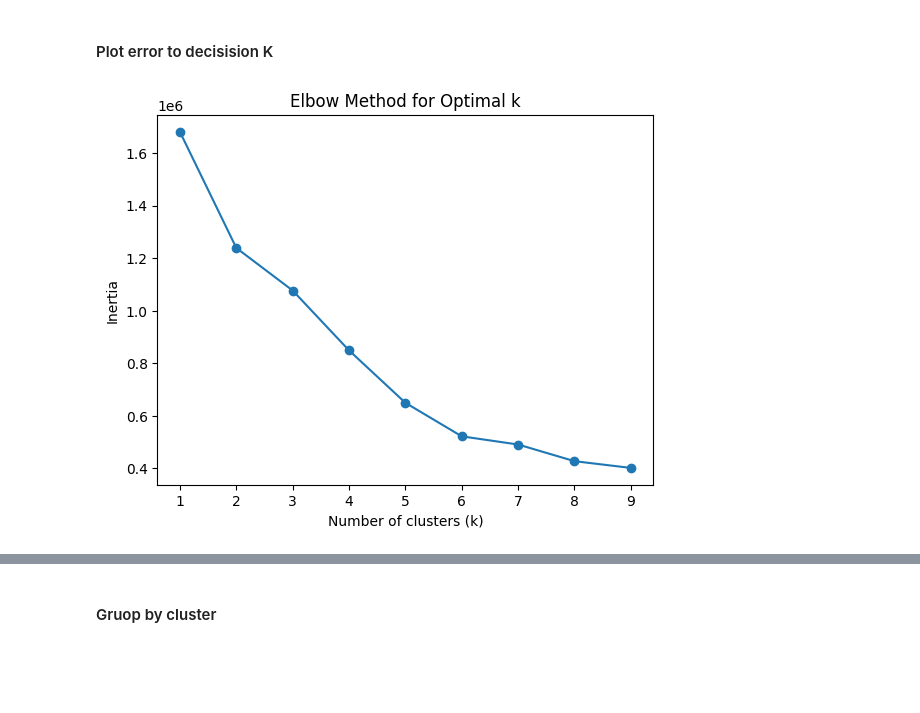
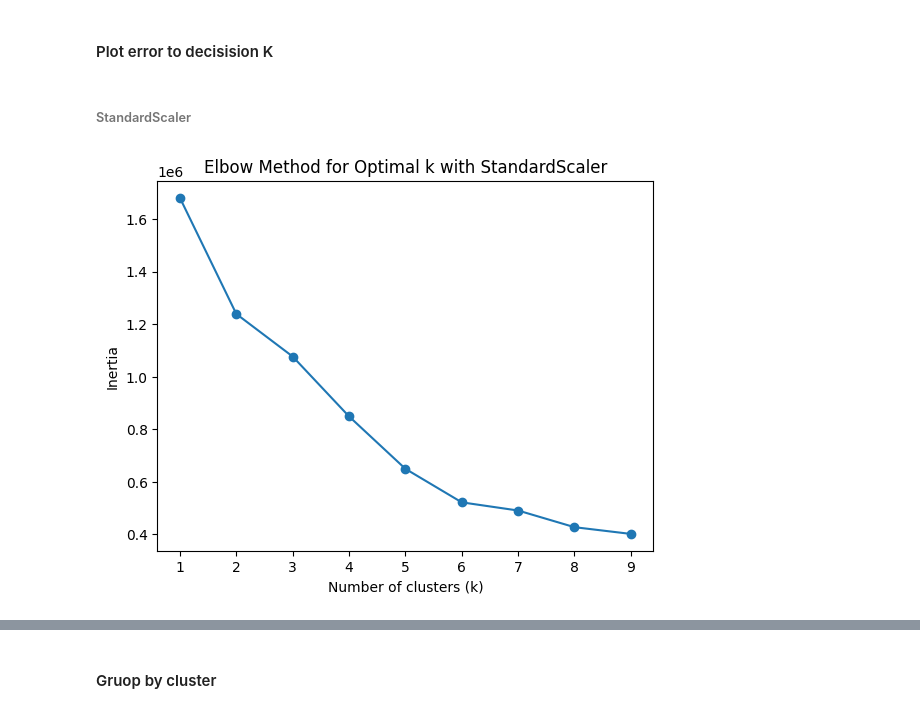
Before and after one commit to jangInw007/A4-Data-Analytics-and-Modeling, a Jupyter notebook: Group_A4_Data_Analytics_and_Modeling.ipynb, the cells around one changed output, grey strips where cells are left out. Cells and saved outputs as stored; diff of their text form; code cells hidden in the pictures; blank space fills up the shorter version.

Commit message:
Clustering compare minmax and standard

```diff
--- a/Group_A4_Data_Analytics_and_Modeling.ipynb
+++ b/Group_A4_Data_Analytics_and_Modeling.ipynb
@@ -397,4 +397,4 @@ X = df[features]
 # %%
 #ปรับ scale ข้อมูลให้อยู่ในหน่วยเดียวกันด้วยการทำ standard scaler
 scaler = StandardScaler()
-X_scaled = scaler.fit_transform(X)
+X_sd = scaler.fit_transform(X)
@@ -401,20 +406,22 @@ X_scaled = scaler.fit_transform(X)
 # %% [markdown]
 #### Plot error to decisision K
+# %% [markdown]
+###### StandardScaler
 # %%
 # ทำการสร้างโมเดลและพล็อตค่า error ในแต่ละ k เพื่อดูว่า ควรเลือกใช้ K เป็นเท่าไหร่
 #โดยดูที่ึการลดลงของ error ไม่ได้ลดลงอย่างค้มค่า หรือ ดูที่มุมหักศอก
 
 inertia = []
 K = range(1, 10)
 for k in K:
     model = KMeans(n_clusters=k, random_state=42)
-    model.fit(X_scaled)
+    model.fit(X_sd)
     inertia.append(model.inertia_)
 
 plt.plot(K, inertia, 'o-')
 plt.xlabel('Number of clusters (k)')
 plt.ylabel('Inertia')
-plt.title('Elbow Method for Optimal k')
+plt.title('Elbow Method for Optimal k with StandardScaler')
 plt.show()
 # %% [output]
-[figure, old version]
+[figure, new version]
```
Also changed, not shown: parts of 13 cells of this notebook.
